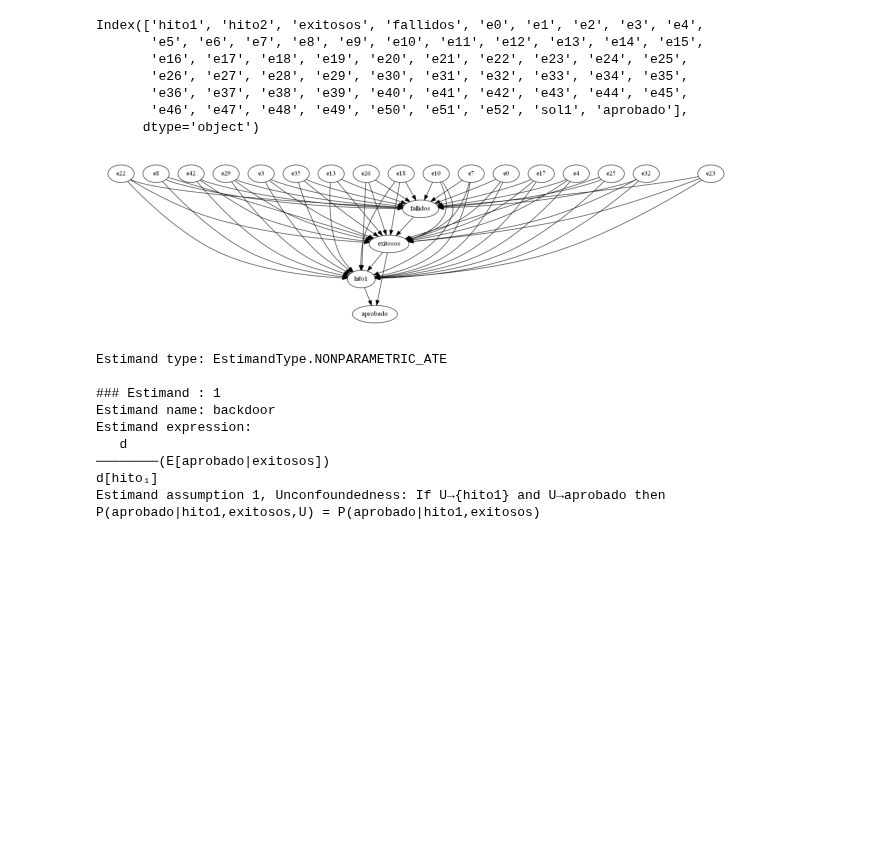
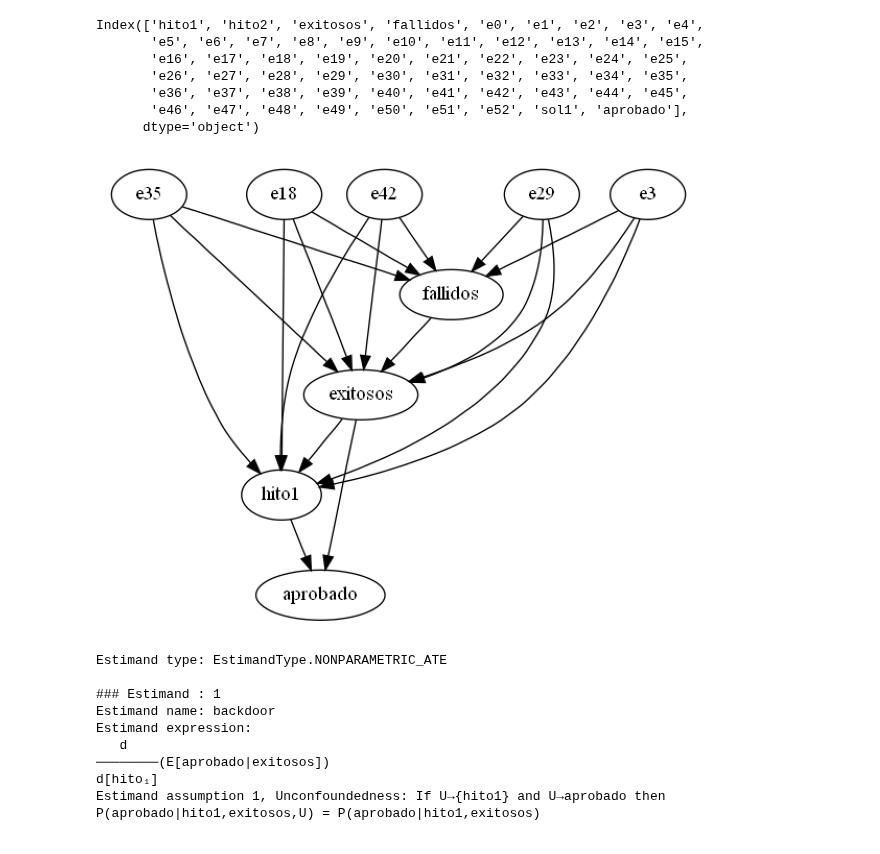
Before and after one commit to tonporaqui/tesis, a Jupyter notebook: jupyter_notebook/notebooks/DowHy/causalidad_hito1.ipynb, the cells around one changed output. Saved outputs shown, nothing was run; the diff lists cells and outputs as text; code cells hidden in the pictures; blank space fills up the shorter version.

```diff
--- a/jupyter_notebook/notebooks/DowHy/causalidad_hito1.ipynb
+++ b/jupyter_notebook/notebooks/DowHy/causalidad_hito1.ipynb
@@ -104,73 +104,34 @@ model = CausalModel(
     graph="""
         digraph {
             e42 -> exitosos;
             e42 -> fallidos;
             e42 -> hito1;
             e29 -> exitosos;
             e29 -> fallidos;
             e29 -> hito1;
             e3 -> exitosos;
             e3 -> fallidos;
             e3 -> hito1;
             e35 -> exitosos;
             e35 -> fallidos;
             e35 -> hito1;
-            e13 -> exitosos;
-            e13 -> fallidos;
-            e13 -> hito1;
-            e26 -> exitosos;
-            e26 -> fallidos;
-            e26 -> hito1;
             e18 -> exitosos;
             e18 -> fallidos;
             e18 -> hito1;
-            e32 -> exitosos;
-            e32 -> fallidos;
-            e32 -> hito1;
-            e10 -> exitosos;
-            e10 -> fallidos;
-            e10 -> hito1;
-            e0 -> exitosos;
-            e0 -> fallidos;
-            e0 -> hito1;
-            e4 -> exitosos;
-            e4 -> fallidos;
-            e4 -> hito1;
-            e23 -> exitosos;
-            e23 -> fallidos;
-            e23 -> hito1;
-            e7 -> exitosos;
-            e7 -> fallidos;
-            e7 -> hito1;
-            e17 -> exitosos;
-            e17 -> fallidos;
-            e17 -> hito1;
-            e25 -> exitosos;
-            e25 -> fallidos;
-            e25 -> hito1;
-            e22 -> exitosos;
-            e22 -> fallidos;
-            e22 -> hito1;
-            e8 -> exitosos;
-            e8 -> fallidos;
-            e8 -> hito1;
-
             hito1 -> aprobado;
             exitosos -> aprobado;
-
             fallidos -> exitosos;
-
             exitosos -> hito1;
         }
         """,
 )
 # Visualizar el modelo causal con la variable de causa común no observada
 model.view_model(
     layout="dot",
     file_name="../../resources/causalidad/graph_causal_model_hito1",
 )
 # %% [output]
-[figure, old version]
+[figure, new version]
 # %%
 # Paso 2: Identificar el estimando objetivo bajo el modelo
 identified_estimand = model.identify_effect(proceed_when_unidentifiable=True)
```
Also changed, not shown: parts of 4 cells of this notebook, 4 other files.
